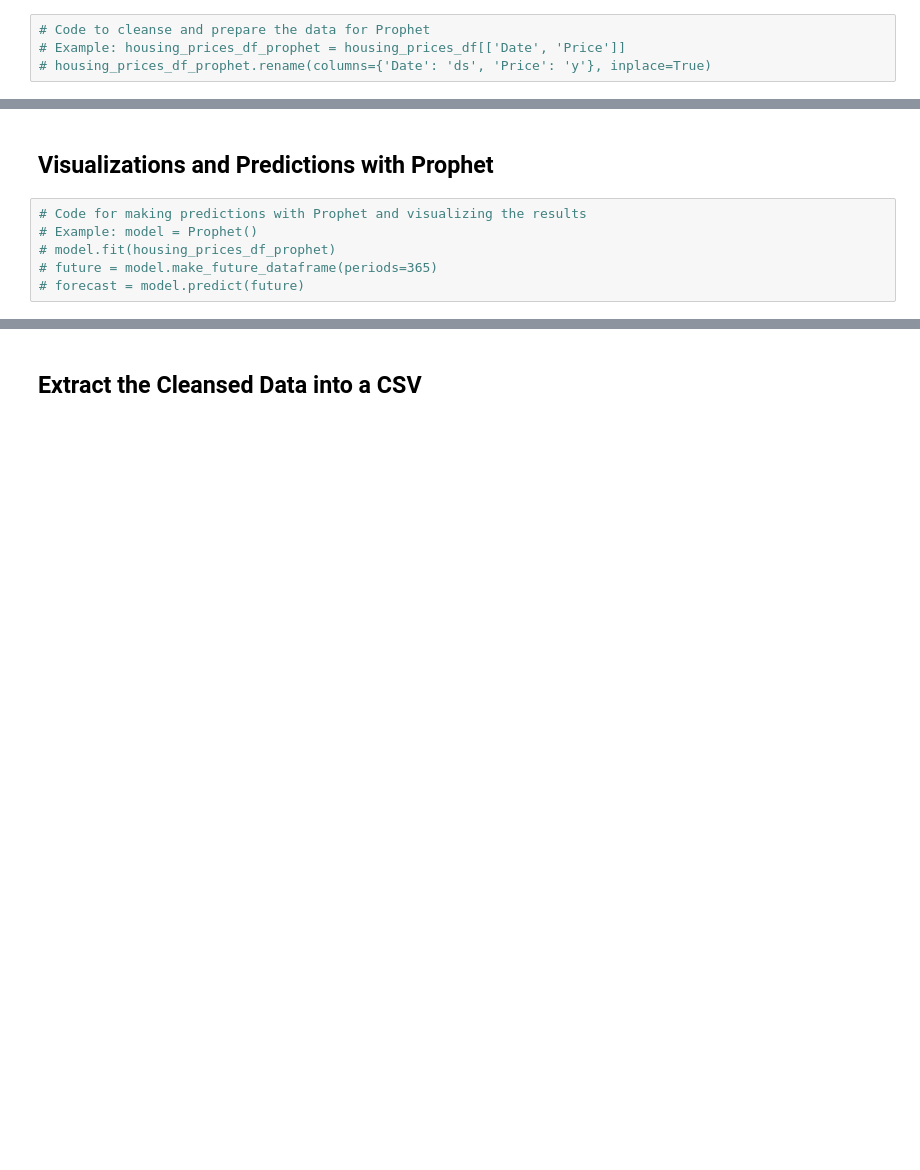
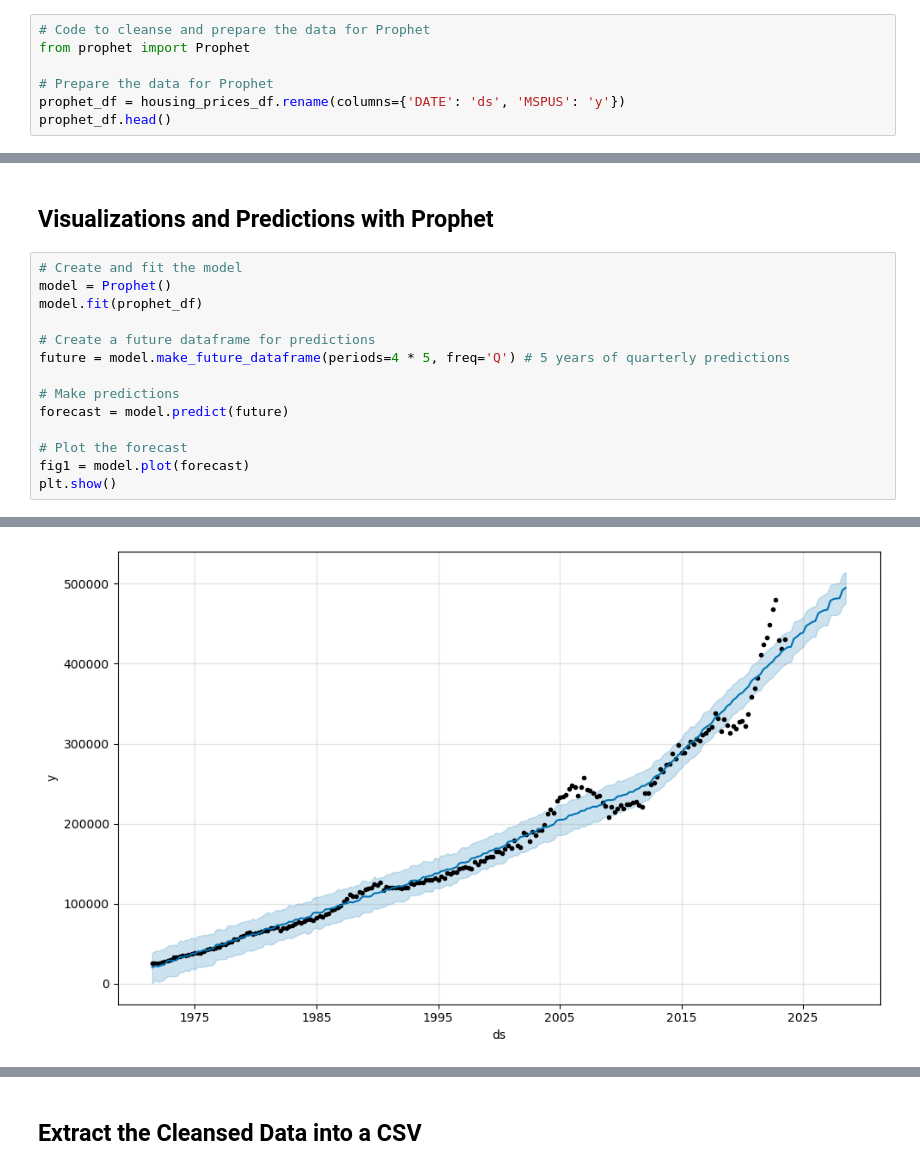
Before and after one commit to juanlavieri/housing_currency, a Jupyter notebook: Housing_Prices_Analysis.ipynb, the cells around one changed output, grey strips where cells are left out. Cells and saved outputs as stored; diff of their text form; blank space fills up the shorter version.

```diff
--- a/Housing_Prices_Analysis.ipynb
+++ b/Housing_Prices_Analysis.ipynb
@@ -12,5 +73,8 @@
 ## Cleanse the Data for Prophet
 # %%
 # Code to cleanse and prepare the data for Prophet
-# Example: housing_prices_df_prophet = housing_prices_df[['Date', 'Price']]
-# housing_prices_df_prophet.rename(columns={'Date': 'ds', 'Price': 'y'}, inplace=True)
+from prophet import Prophet
+
+# Prepare the data for Prophet
+prophet_df = housing_prices_df.rename(columns={'DATE': 'ds', 'MSPUS': 'y'})
+prophet_df.head()
@@ -17,8 +88,17 @@
 # %% [markdown]
 ## Visualizations and Predictions with Prophet
 # %%
-# Code for making predictions with Prophet and visualizing the results
-# Example: model = Prophet()
-# model.fit(housing_prices_df_prophet)
-# future = model.make_future_dataframe(periods=365)
-# forecast = model.predict(future)
+# Create and fit the model
+model = Prophet()
+model.fit(prophet_df)
+
+# Create a future dataframe for predictions
+future = model.make_future_dataframe(periods=4 * 5, freq='Q') # 5 years of quarterly predictions
+
+# Make predictions
+forecast = model.predict(future)
+
+# Plot the forecast
+fig1 = model.plot(forecast)
+plt.show()
+# %% [output]
@@ -24,0 +107 @@
+[figure, added]
```
Also changed, not shown: parts of 12 cells of this notebook, 5 other files.
